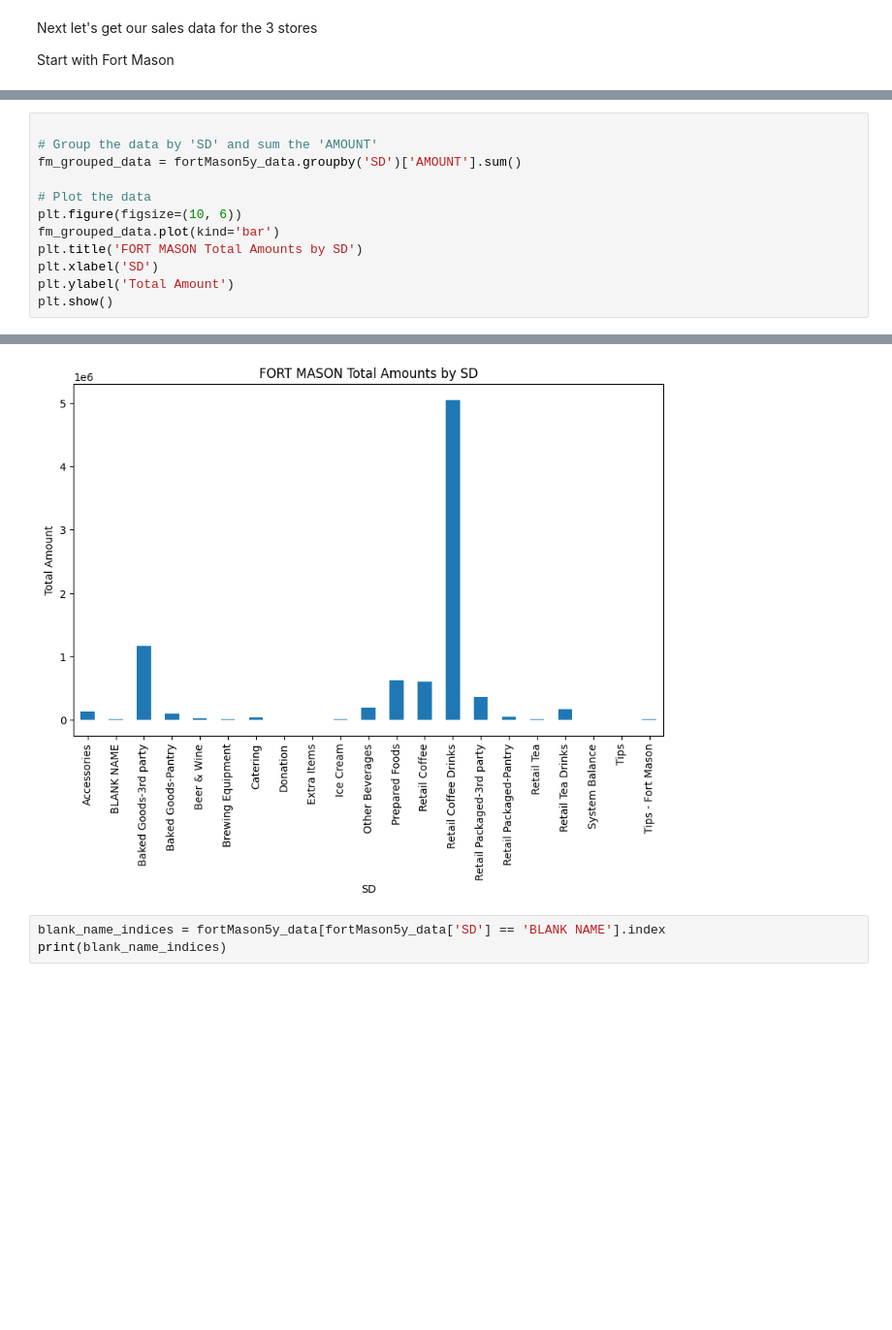
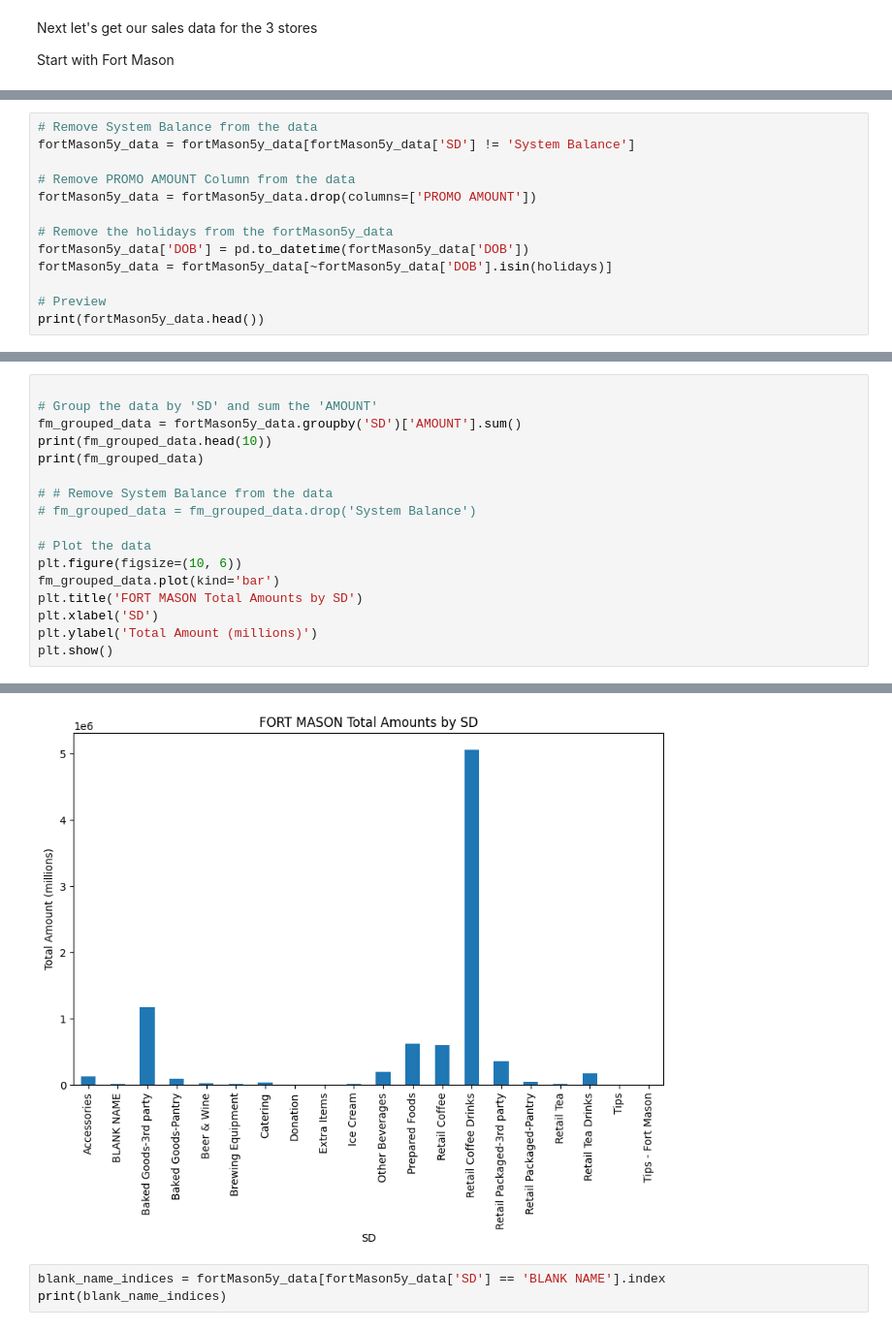
Before and after one commit to pcatroppa/bus774, a Jupyter notebook: CoffeeWeather.ipynb, the cells around one changed output, grey strips where cells are left out. Shown at 97% size. Cells and saved outputs as stored; diff of their text form; blank space fills up the shorter version.

Commit message:
better data - looking to re-arrange the data at the end before doing any modeling

```diff
--- a/CoffeeWeather.ipynb
+++ b/CoffeeWeather.ipynb
@@ -165,0 +197,13 @@ print(fortMason5y_data.head())
+# %%
+# Remove System Balance from the data
+fortMason5y_data = fortMason5y_data[fortMason5y_data['SD'] != 'System Balance']
+
+# Remove PROMO AMOUNT Column from the data
+fortMason5y_data = fortMason5y_data.drop(columns=['PROMO AMOUNT'])
+
+# Remove the holidays from the fortMason5y_data
+fortMason5y_data['DOB'] = pd.to_datetime(fortMason5y_data['DOB'])
+fortMason5y_data = fortMason5y_data[~fortMason5y_data['DOB'].isin(holidays)]
+
+# Preview
+print(fortMason5y_data.head())
@@ -167,12 +225,17 @@ print(fortMason5y_data.head())
 
 # Group the data by 'SD' and sum the 'AMOUNT'
 fm_grouped_data = fortMason5y_data.groupby('SD')['AMOUNT'].sum()
+print(fm_grouped_data.head(10))
+print(fm_grouped_data)
+
+# # Remove System Balance from the data
+# fm_grouped_data = fm_grouped_data.drop('System Balance')
 
 # Plot the data
 plt.figure(figsize=(10, 6))
 fm_grouped_data.plot(kind='bar')
 plt.title('FORT MASON Total Amounts by SD')
 plt.xlabel('SD')
-plt.ylabel('Total Amount')
+plt.ylabel('Total Amount (millions)')
 plt.show()
 # %% [output]
@@ -179,4 +259,4 @@ plt.show()
-[figure, old version]
+[figure, new version]
 # %%
 blank_name_indices = fortMason5y_data[fortMason5y_data['SD'] == 'BLANK NAME'].index
 print(blank_name_indices)
```
Also changed, not shown: parts of 20 cells of this notebook.
